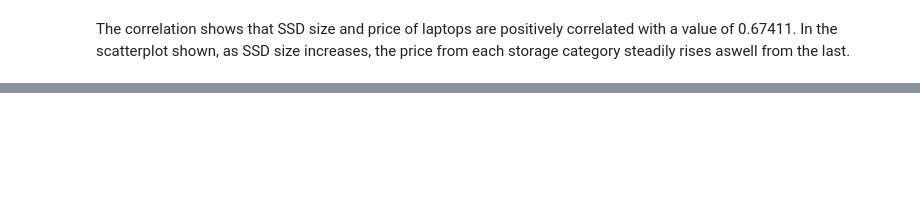
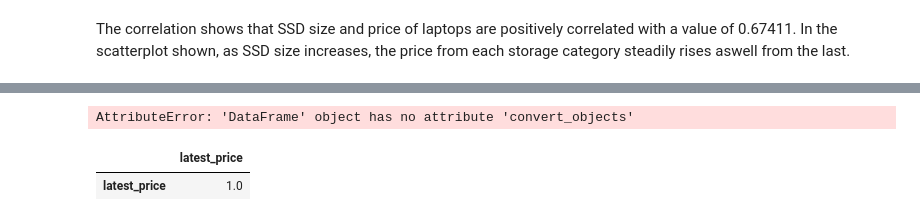
Before and after one commit to AureliusLim/csmodel-phase1, a Jupyter notebook: main_notebook.ipynb, the cells around one changed output, grey strips where cells are left out. Saved outputs shown, nothing was run; the diff lists cells and outputs as text; code cells hidden in the pictures; blank space fills up the shorter version.

```diff
--- a/main_notebook.ipynb
+++ b/main_notebook.ipynb
@@ -280,0 +307,3 @@ The correlation shows that SSD size and price of laptops are positively correlat
+# %%
+d_size_df = clean_df[(clean_df.display_size != "Missing")]
+d_size_df['display_size'].value_counts()
@@ -280,0 +349,10 @@ The correlation shows that SSD size and price of laptops are positively correlat
+# %%
+d_size_df = d_size_df.convert_objects(convert_numeric=True)
+# %% [output]
+AttributeError: 'DataFrame' object has no attribute 'convert_objects'
+# %%
+corr_df = d_size_df[['display_size', 'latest_price']]
+corr_df.corr()
+# %% [output]
+|  | latest_price |
+| latest_price | 1.0 |
```
Also changed, not shown: parts of 8 cells of this notebook.
